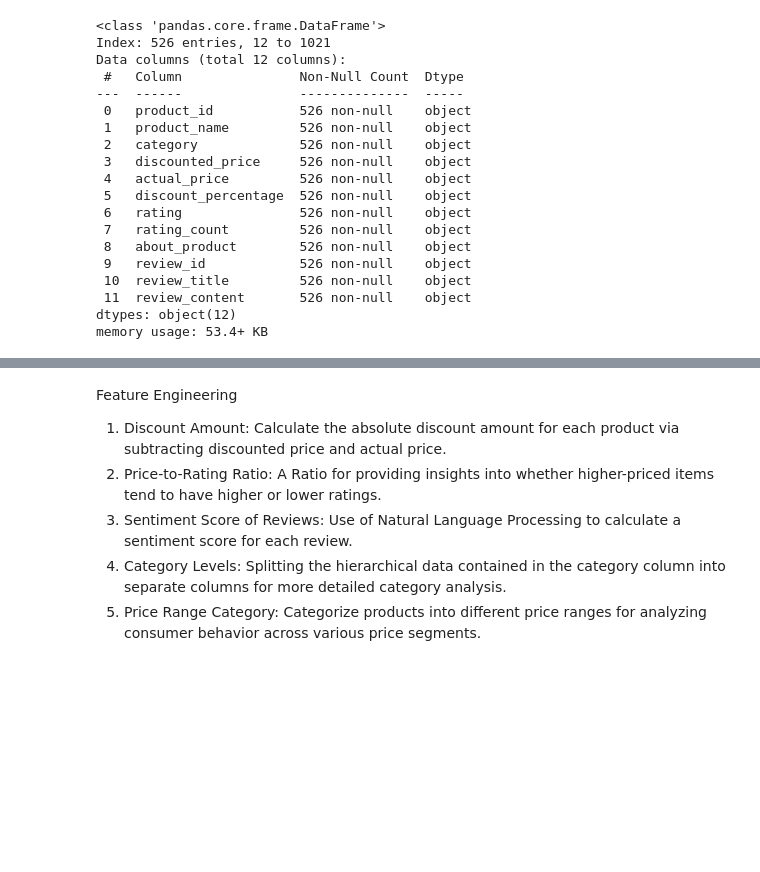
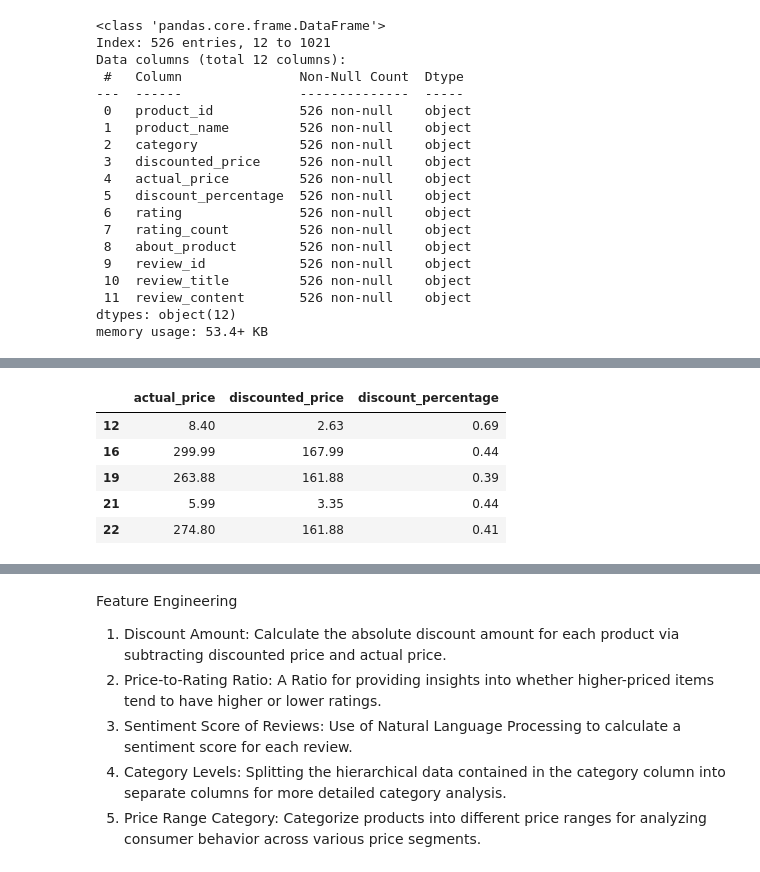
Before and after one commit to anthonyvann/eCommerce-Dataset-Analysis, a Jupyter notebook: EDA.ipynb, the cells around one changed output, grey strips where cells are left out. Saved outputs shown, nothing was run; the diff lists cells and outputs as text; code cells hidden in the pictures; blank space fills up the shorter version.

```diff
--- a/EDA.ipynb
+++ b/EDA.ipynb
@@ -126,7 +126,7 @@ Columns: Columns that either do not yield any analytical value for pricing trend
 Rows: Entries where the main category is not 'Electronics': Simplifies the data so that only electronics-related purchases remain.
 # %%
 # Dropping unnecessary columns
-data = data.drop(['user_id', 'user_name', 'img_link', 'product_link'], axis=1)
+data.drop(['user_id', 'user_name', 'img_link', 'product_link'], axis=1, inplace=True)
 data.info()
 # %% [output]
 <class 'pandas.core.frame.DataFrame'>
@@ -179,0 +186,21 @@ memory usage: 53.4+ KB
+# %%
+# INR to USD conversion and typecasting to type float for actual_price
+data.actual_price = data.actual_price.replace('[₹,]', '', regex=True).astype(np.float64)
+data.actual_price = (data.actual_price * .012).round(2)
+
+# INR to USD conversion and typecasting to type float for discounted_price
+data.discounted_price = data.discounted_price.replace('[₹,]', '', regex=True).astype(np.float64)
+data.discounted_price = (data.discounted_price * .012).round(2)
+
+# Converting the discount_percentage column to numeric type
+data.discount_percentage = ('.' + data.discount_percentage.replace('[%,]', '', regex=True)).astype(np.float64)
+
+# Checking the first 5 rows to ensure correct currency and data type conversion
+data[['actual_price', 'discounted_price', 'discount_percentage']].head()
+# %% [output]
+|  | actual_price | discounted_price | discount_percentage |
+| 12 | 8.40 | 2.63 | 0.69 |
+| 16 | 299.99 | 167.99 | 0.44 |
+| 19 | 263.88 | 161.88 | 0.39 |
+| 21 | 5.99 | 3.35 | 0.44 |
+| 22 | 274.80 | 161.88 | 0.41 |
```
Also changed, not shown: parts of 10 cells of this notebook.
